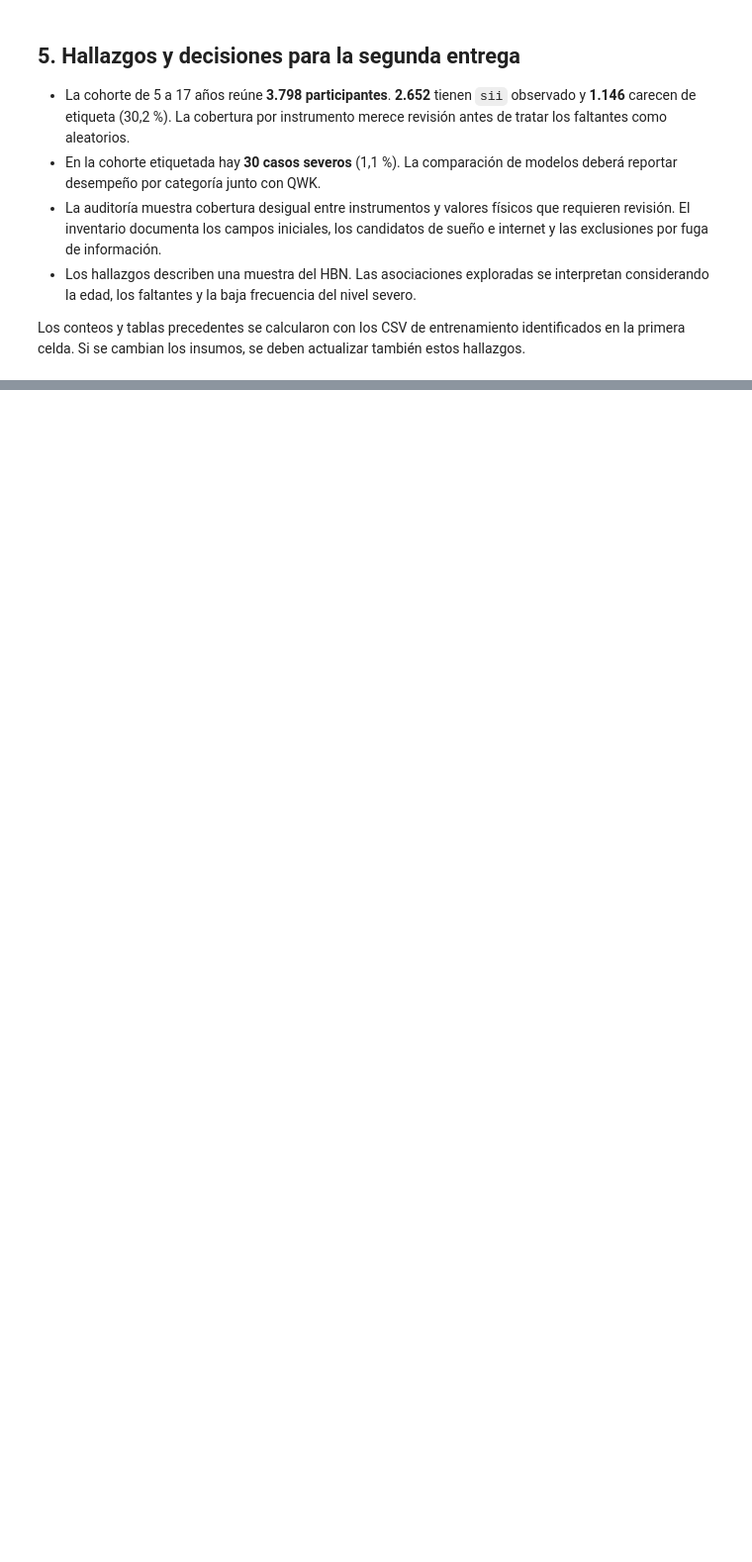
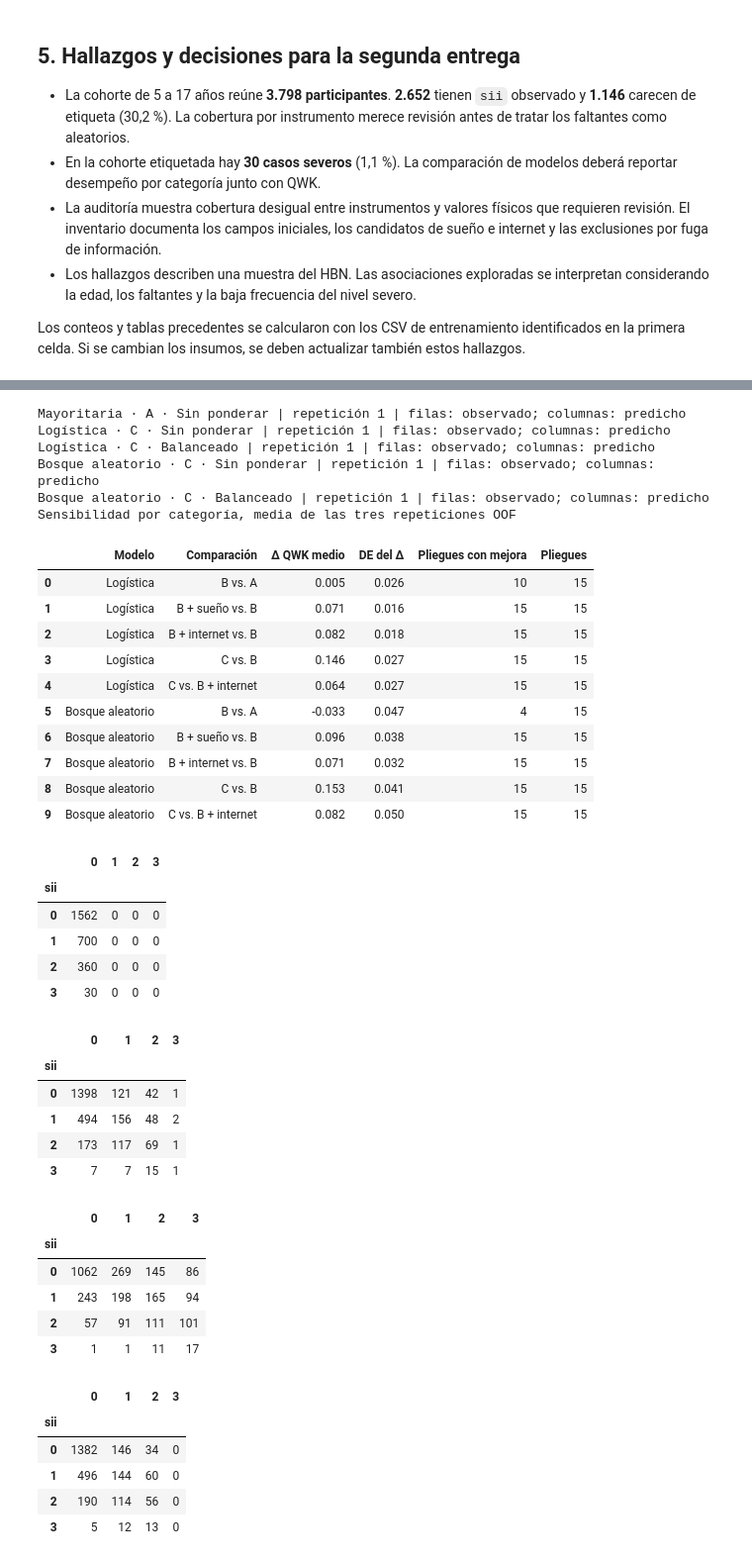
Before and after one commit to vivianaf926/UsoProblematicoInternet-VFP-MIAA-2026, a Jupyter notebook: entrega_2/EDA_PIU_Viviana.ipynb, the cells around one changed output, grey strips where cells are left out. Shown at 99% size. Cells and saved outputs as stored; diff of their text form; code cells hidden in the pictures; blank space fills up the shorter version.

```diff
--- a/entrega_2/EDA_PIU_Viviana.ipynb
+++ b/entrega_2/EDA_PIU_Viviana.ipynb
@@ -423,0 +610,79 @@ Los conteos y tablas precedentes se calcularon con los CSV de entrenamiento iden
+# %%
+paired_rows = []
+for name in models:
+    scores = fold_metrics[(fold_metrics["Modelo"] == name) &
+                          (fold_metrics["Pesos"] == "Sin ponderar")].pivot(
+        index=["Repetición", "Pliegue"], columns="Bloque", values="QWK")
+    for newer, older in (("B", "A"), ("B + sueño", "B"), ("B + internet", "B"),
+                         ("C", "B"), ("C", "B + internet")):
+        delta = scores[newer] - scores[older]
+        paired_rows.append([name, f"{newer} vs. {older}", delta.mean(), delta.std(),
+                            int(delta.gt(0).sum()), len(delta)])
+paired = pd.DataFrame(paired_rows, columns=["Modelo", "Comparación", "Δ QWK medio",
+                                           "DE del Δ", "Pliegues con mejora", "Pliegues"])
+display(paired.round(3))
+
+matrices = {
+    key: confusion_matrix(y, predictions[0], labels=list(classes))
+    for key, predictions in oof_by_strategy.items()
+}
+focus = [("Mayoritaria", "A", "Sin ponderar")] + [
+    (name, "C", weights) for name in models for weights in ("Sin ponderar", "Balanceado")
+]
+for key in focus:
+    counts_by_class = matrices[key]
+    np.testing.assert_array_equal(counts_by_class.sum(axis=1), np.bincount(y, minlength=4))
+    print(" · ".join(key), "| repetición 1 | filas: observado; columnas: predicho")
+    display(pd.DataFrame(counts_by_class, index=classes, columns=list(classes)))
+
+class_rows = []
+for key in focus:
+    pred = oof_by_strategy[key]
+    recalls = np.array([recall_score(y, row, labels=list(classes), average=None,
+                                      zero_division=0) for row in pred])
+    class_rows.append([*key, *recalls.mean(axis=0)])
+class_recall = pd.DataFrame(class_rows, columns=identity + [f"Sensibilidad {c}" for c in classes])
+print("Sensibilidad por categoría, media de las tres repeticiones OOF")
+display(class_recall.round(3))
+# %% [output]
+Mayoritaria · A · Sin ponderar | repetición 1 | filas: observado; columnas: predicho
+Logística · C · Sin ponderar | repetición 1 | filas: observado; columnas: predicho
+Logística · C · Balanceado | repetición 1 | filas: observado; columnas: predicho
+Bosque aleatorio · C · Sin ponderar | repetición 1 | filas: observado; columnas: predicho
+Bosque aleatorio · C · Balanceado | repetición 1 | filas: observado; columnas: predicho
+Sensibilidad por categoría, media de las tres repeticiones OOF
+|  | Modelo | Comparación | Δ QWK medio | DE del Δ | Pliegues con mejora | Pliegues |
+| 0 | Logística | B vs. A | 0.005 | 0.026 | 10 | 15 |
+| 1 | Logística | B + sueño vs. B | 0.071 | 0.016 | 15 | 15 |
+| 2 | Logística | B + internet vs. B | 0.082 | 0.018 | 15 | 15 |
+| 3 | Logística | C vs. B | 0.146 | 0.027 | 15 | 15 |
+| 4 | Logística | C vs. B + internet | 0.064 | 0.027 | 15 | 15 |
+| 5 | Bosque aleatorio | B vs. A | -0.033 | 0.047 | 4 | 15 |
+| 6 | Bosque aleatorio | B + sueño vs. B | 0.096 | 0.038 | 15 | 15 |
+| 7 | Bosque aleatorio | B + internet vs. B | 0.071 | 0.032 | 15 | 15 |
+| 8 | Bosque aleatorio | C vs. B | 0.153 | 0.041 | 15 | 15 |
+| 9 | Bosque aleatorio | C vs. B + internet | 0.082 | 0.050 | 15 | 15 |
+|  | 0 | 1 | 2 | 3 |
+| sii |  |  |  |  |
+| 0 | 1562 | 0 | 0 | 0 |
+| 1 | 700 | 0 | 0 | 0 |
+| 2 | 360 | 0 | 0 | 0 |
+| 3 | 30 | 0 | 0 | 0 |
+|  | 0 | 1 | 2 | 3 |
+| sii |  |  |  |  |
+| 0 | 1398 | 121 | 42 | 1 |
+| 1 | 494 | 156 | 48 | 2 |
+| 2 | 173 | 117 | 69 | 1 |
+| 3 | 7 | 7 | 15 | 1 |
+|  | 0 | 1 | 2 | 3 |
+| sii |  |  |  |  |
+| 0 | 1062 | 269 | 145 | 86 |
+| 1 | 243 | 198 | 165 | 94 |
+| 2 | 57 | 91 | 111 | 101 |
+| 3 | 1 | 1 | 11 | 17 |
+|  | 0 | 1 | 2 | 3 |
+| sii |  |  |  |  |
+| 0 | 1382 | 146 | 34 | 0 |
+| 1 | 496 | 144 | 60 | 0 |
+| 2 | 190 | 114 | 56 | 0 |
+| 3 | 5 | 12 | 13 | 0 |
```
Also changed, not shown: parts of 10 cells of this notebook, 1 other file.
